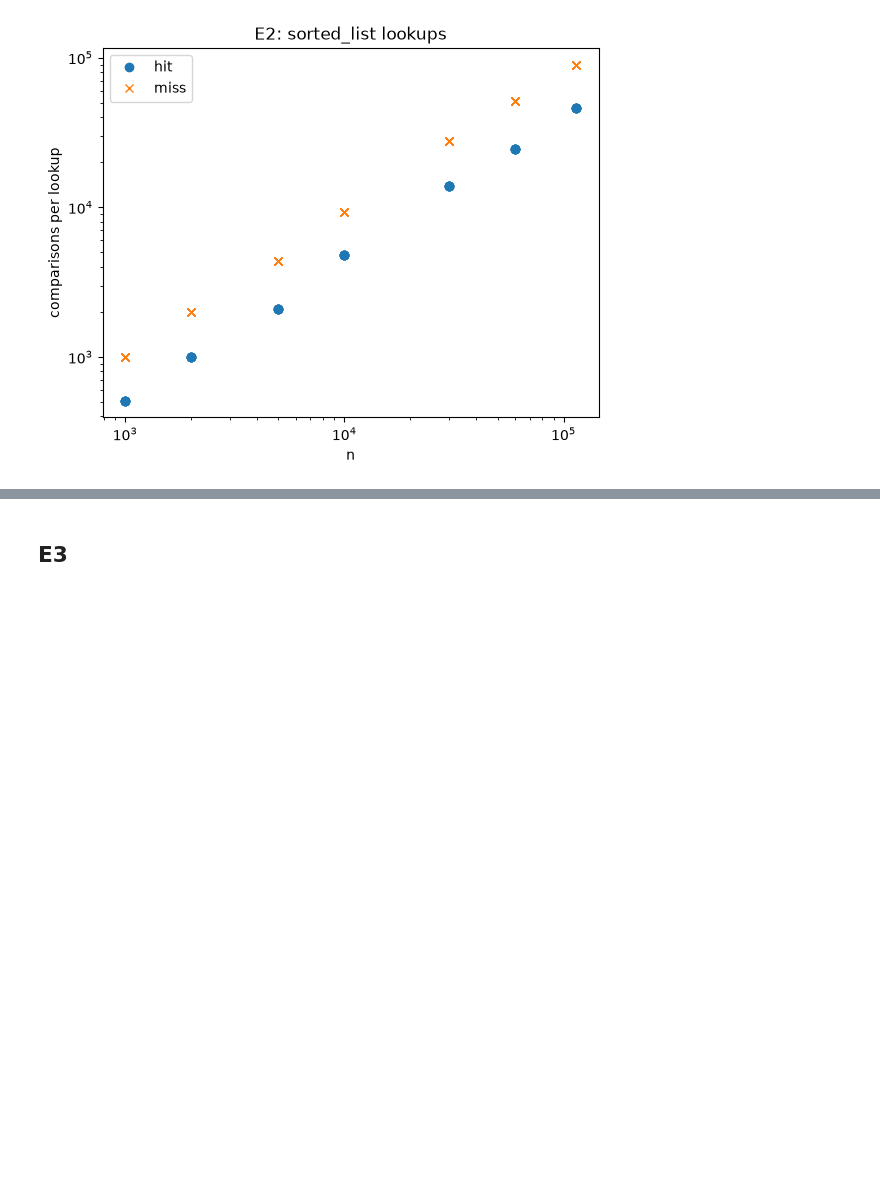
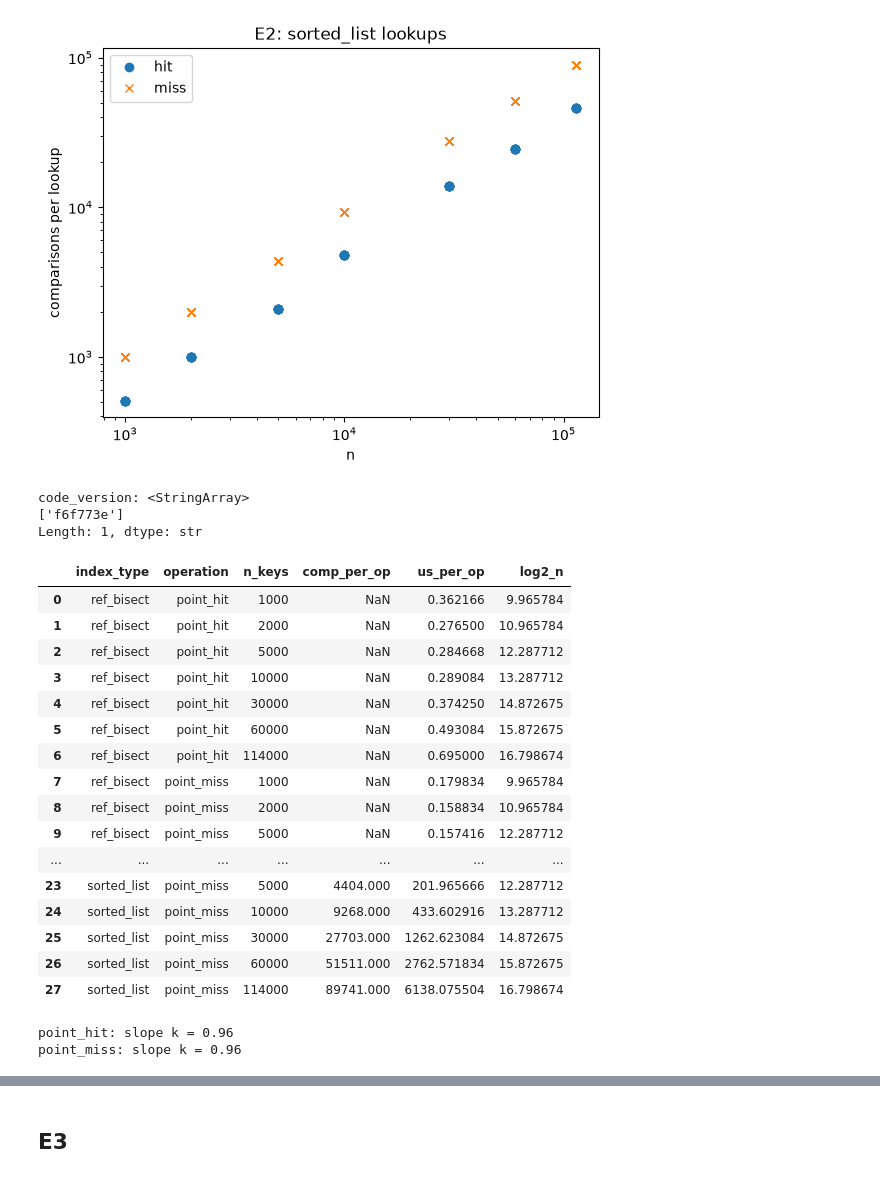
Before and after one commit to neildevnani/Project_1_DS4300, a Jupyter notebook: analysis/sorted_analysis.ipynb, the cells around one changed output, grey strips where cells are left out. Cells and saved outputs as stored; diff of their text form; code cells hidden in the pictures; blank space fills up the shorter version.

```diff
--- a/analysis/sorted_analysis.ipynb
+++ b/analysis/sorted_analysis.ipynb
@@ -35,3 +36,54 @@ plt.legend()
 plt.show()
 # %% [output]
 [figure]
+# %%
+BEFORE_SESSION = "a2ac476ea8ec"   # session of the original-code run
+
+e2_all = df_raw[df_raw['experiment'] == 'E2_point_track_id']
+e2_before = e2_all[(e2_all['session_id'] == BEFORE_SESSION) &
+                   (e2_all['index_type'].isin(['sorted_list', 'ref_bisect']))]
+
+print("code_version:", e2_before['code_version'].unique())   # name this in the report
+# %% [output]
+code_version: <StringArray>
+['f6f773e']
+Length: 1, dtype: str
+# %%
+def per_lookup(d):
+    # median across reps of comparisons and time per lookup
+    d = d.assign(comp_per_op=d['comparisons'] / d['n_ops'],
+                 us_per_op=d['total_ns'] / d['n_ops'] / 1000)
+    return (d.groupby(['index_type', 'operation', 'n_keys'])[['comp_per_op', 'us_per_op']]
+             .median().reset_index())
+
+before_tbl = per_lookup(e2_before)
+before_tbl['log2_n'] = np.log2(before_tbl['n_keys'])   # what binary search should cost
+before_tbl
+# %% [output]
+|  | index_type | operation | n_keys | comp_per_op | us_per_op | log2_n |
+| 0 | ref_bisect | point_hit | 1000 | NaN | 0.362166 | 9.965784 |
+| 1 | ref_bisect | point_hit | 2000 | NaN | 0.276500 | 10.965784 |
+| 2 | ref_bisect | point_hit | 5000 | NaN | 0.284668 | 12.287712 |
+| 3 | ref_bisect | point_hit | 10000 | NaN | 0.289084 | 13.287712 |
+| 4 | ref_bisect | point_hit | 30000 | NaN | 0.374250 | 14.872675 |
+| 5 | ref_bisect | point_hit | 60000 | NaN | 0.493084 | 15.872675 |
+| 6 | ref_bisect | point_hit | 114000 | NaN | 0.695000 | 16.798674 |
+| 7 | ref_bisect | point_miss | 1000 | NaN | 0.179834 | 9.965784 |
+| 8 | ref_bisect | point_miss | 2000 | NaN | 0.158834 | 10.965784 |
+| 9 | ref_bisect | point_miss | 5000 | NaN | 0.157416 | 12.287712 |
+| ... | ... | ... | ... | ... | ... | ... |
+| 23 | sorted_list | point_miss | 5000 | 4404.000 | 201.965666 | 12.287712 |
+| 24 | sorted_list | point_miss | 10000 | 9268.000 | 433.602916 | 13.287712 |
+| 25 | sorted_list | point_miss | 30000 | 27703.000 | 1262.623084 | 14.872675 |
+| 26 | sorted_list | point_miss | 60000 | 51511.000 | 2762.571834 | 15.872675 |
+| 27 | sorted_list | point_miss | 114000 | 89741.000 | 6138.075504 | 16.798674 |
+# %%
+sl_before = before_tbl[before_tbl['index_type'] == 'sorted_list']
+
+for op in ['point_hit', 'point_miss']:
+    d = sl_before[sl_before['operation'] == op]
+    k, c = np.polyfit(np.log(d['n_keys']), np.log(d['comp_per_op']), 1)   # log(comp) = k log(n) + c
+    print(f"{op}: slope k = {k:.2f}")   # ~1 means linear, ~0 means log/constant
+# %% [output]
+point_hit: slope k = 0.96
+point_miss: slope k = 0.96
```
Also changed, not shown: parts of 3 cells of this notebook, 5 other files.
